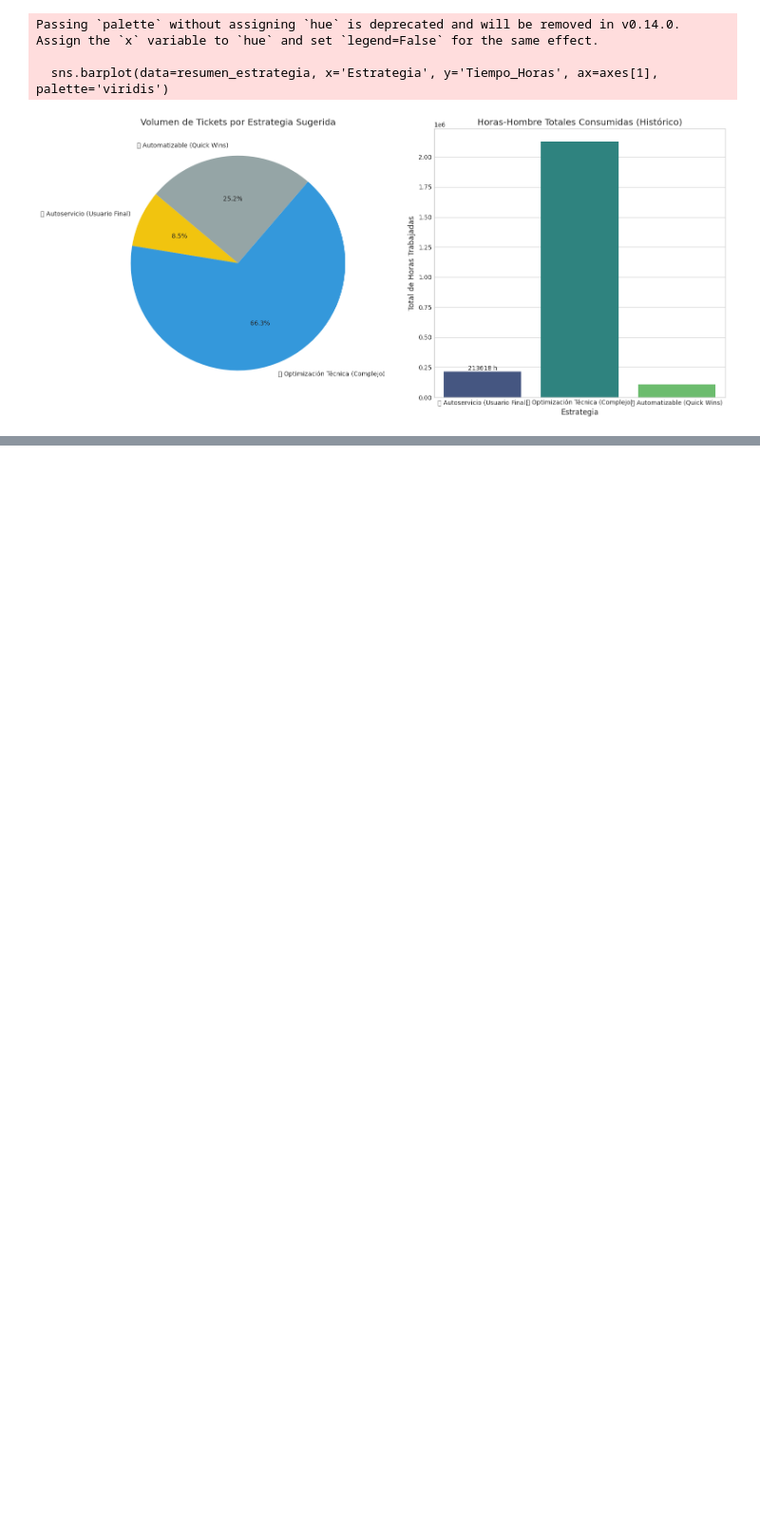
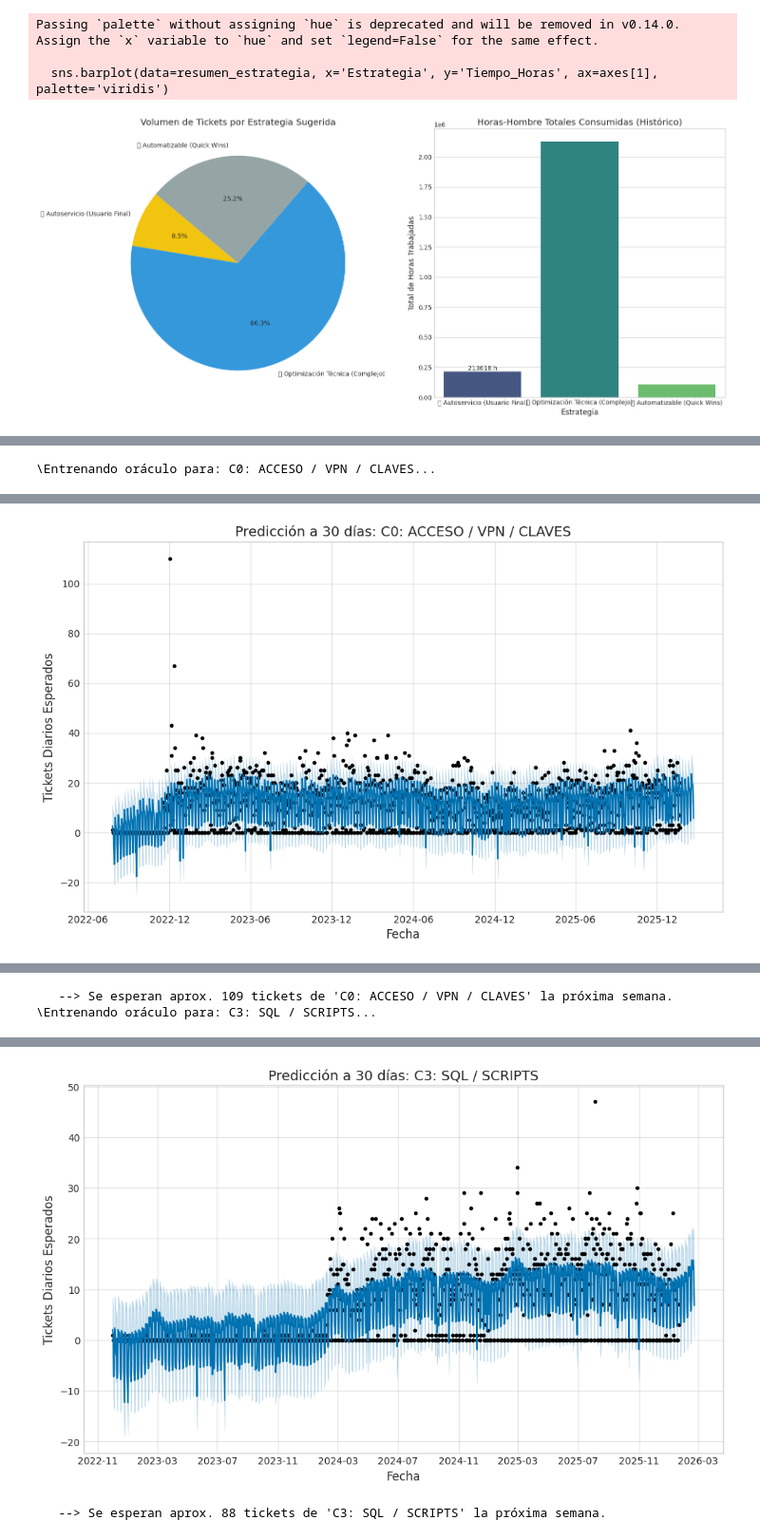
Before and after one commit to NicoFuentese/historical-analysis-management-tickets, a Jupyter notebook: notebooks/4.0-modelamiento-predictivo.ipynb, the cells around one changed output, grey strips where cells are left out. Shown at 95% size. Drawn from its saved outputs; the diff is of its cells as text; code cells hidden in the pictures; blank space fills up the shorter version.

```diff
--- a/notebooks/4.0-modelamiento-predictivo.ipynb
+++ b/notebooks/4.0-modelamiento-predictivo.ipynb
@@ -804,0 +891,40 @@ KeyError: "['fecha_de_apertura'] not in index"
+# %%
+#probar prediccion de cantidad con mejor modelo (prophet) y que tipo de tickets
+def predecir_cluster(cluster_id, nombre_cluster, df_fuente, dias_futuro=30):
+    print(f"\Entrenando oráculo para: {nombre_cluster}...")
+
+    #  fltrar solo datos de ese cluster
+    df_c = df_fuente[df_fuente['cluster'] == cluster_id].copy()
+
+    # formato prophet
+    df_prophet = df_c.set_index('fecha_de_apertura').resample('D').size().reset_index()
+    df_prophet.columns = ['ds', 'y']
+
+    # feriados CL
+    m = Prophet(daily_seasonality=False, yearly_seasonality=True)
+    m.add_country_holidays(country_name='CL')
+    m.fit(df_prophet)
+
+    # prediccion cantidad
+    future = m.make_future_dataframe(periods=dias_futuro)
+    forecast = m.predict(future)
+
+    # visualizacion
+    fig = m.plot(forecast)
+    plt.title(f'Predicción a 30 días: {nombre_cluster}', fontsize=14)
+    plt.xlabel('Fecha')
+    plt.ylabel('Tickets Diarios Esperados')
+    plt.show()
+
+    # retorno promedio esperado para una semana
+    prox_semana = forecast.tail(7)['yhat'].sum()
+    print(f"   --> Se esperan aprox. {int(prox_semana)} tickets de '{nombre_cluster}' la próxima semana.")
+
+#Ajustar los cluster
+#Cluster Tóxico (Accesos/VPN)
+predecir_cluster(0, "C0: ACCESO / VPN / CLAVES", df_nlp)
+
+# Cluster Automatizable (SQL Scripts)
+predecir_cluster(3, "C3: SQL / SCRIPTS", df_nlp)
+# %% [output]
+\Entrenando oráculo para: C0: ACCESO / VPN / CLAVES...
@@ -804,0 +933 @@ KeyError: "['fecha_de_apertura'] not in index"
+[figure, added]
@@ -804,0 +935,2 @@ KeyError: "['fecha_de_apertura'] not in index"
+   --> Se esperan aprox. 109 tickets de 'C0: ACCESO / VPN / CLAVES' la próxima semana.
+\Entrenando oráculo para: C3: SQL / SCRIPTS...
@@ -804,0 +938,2 @@ KeyError: "['fecha_de_apertura'] not in index"
+[figure, added]
+   --> Se esperan aprox. 88 tickets de 'C3: SQL / SCRIPTS' la próxima semana.
```
Also changed, not shown: parts of 9 cells of this notebook, 5 other files.
